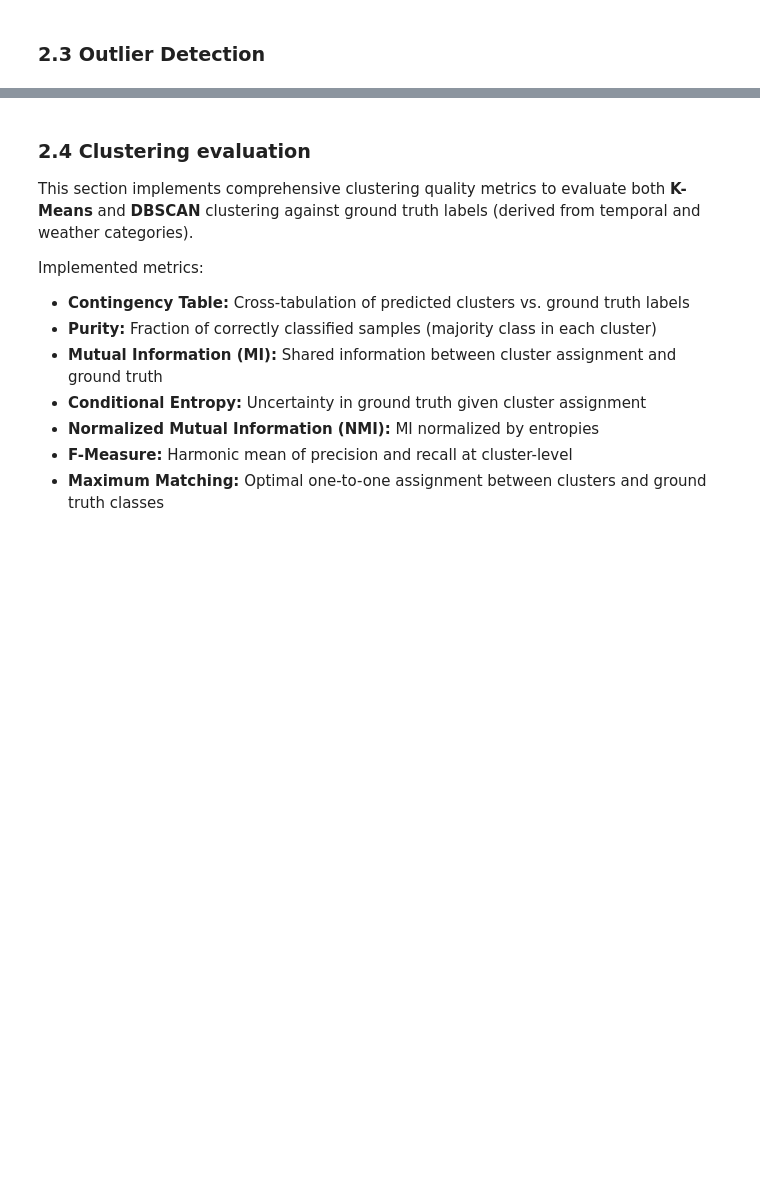
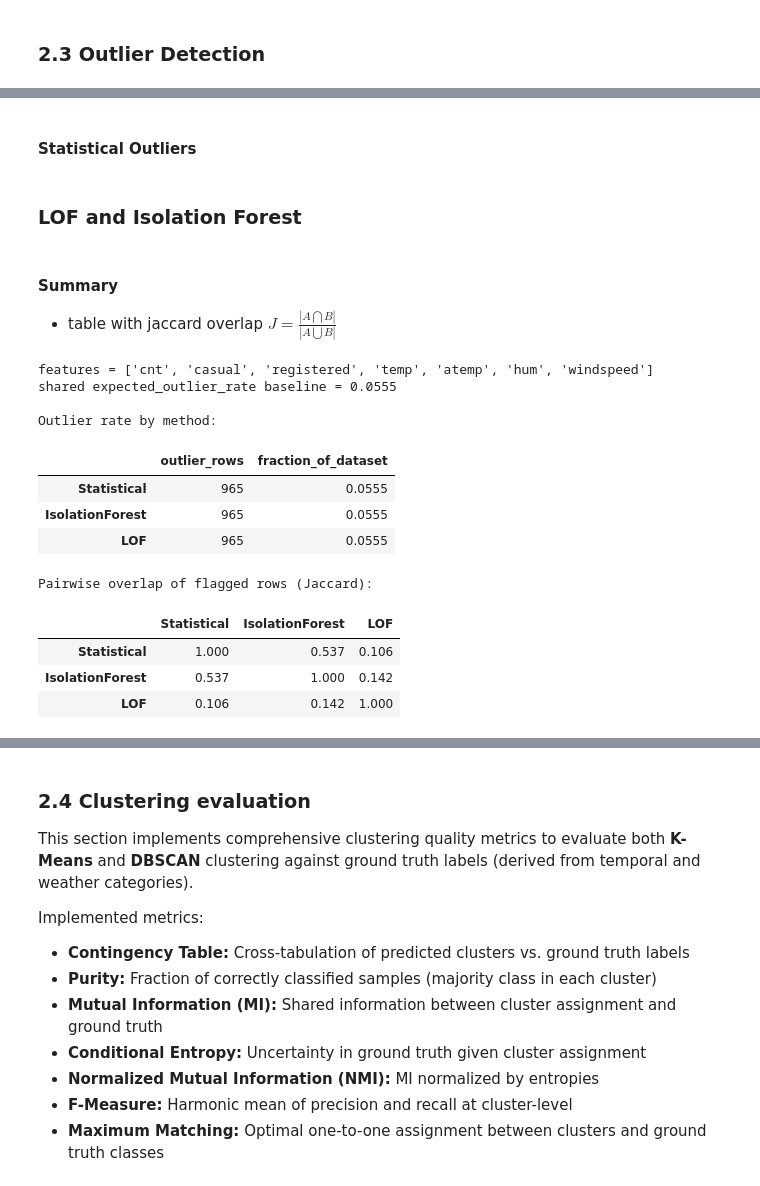
Before and after one commit to DominikKysel/DM-Project, a Jupyter notebook: data_mining_project_bike_sharing.ipynb, the cells around one changed output, grey strips where cells are left out. Drawn from its saved outputs; the diff is of its cells as text; code cells hidden in the pictures; blank space fills up the shorter version.

```diff
--- a/data_mining_project_bike_sharing.ipynb
+++ b/data_mining_project_bike_sharing.ipynb
@@ -1192,0 +1217,2 @@ DBSCAN cluster profiles (excluding noise):
+# %% [markdown]
+#### Statistical Outliers
@@ -1192,0 +1241,2 @@ DBSCAN cluster profiles (excluding noise):
+# %% [markdown]
+### LOF and Isolation Forest
@@ -1192,0 +1253,59 @@ DBSCAN cluster profiles (excluding noise):
+# %% [markdown]
+#### Summary
+
+- table with jaccard overlap $J = \frac {|A \bigcap B|} {|A \bigcup B|}$
+# %%
+
+df_clean["outlier_stat"] = y_stat
+df_clean["outlier_isolation_forest"] = y_isolation_forest
+df_clean["outlier_lof"] = y_lof
+
+# summary table
+outlier_summary = pd.DataFrame({
+    "outlier_rows": {
+        "Statistical": int((y_stat == -1).sum()),
+        "IsolationForest": int((y_isolation_forest == -1).sum()),
+        "LOF": int((y_lof == -1).sum()),
+    },
+    # counts how many rows are flagged as outliers by each method
+    "fraction_of_dataset": {
+        "Statistical": float((y_stat == -1).mean()),
+        "IsolationForest": float((y_isolation_forest == -1).mean()),
+        "LOF": float((y_lof == -1).mean()),
+    }
+}).round(4).sort_values("fraction_of_dataset", ascending=False)
+
+method_labels = {
+    "Statistical": y_stat,
+    "IsolationForest": y_isolation_forest,
+    "LOF": y_lof,
+}
+
+jaccard_overlap_matrix = pd.DataFrame(index=method_labels.keys(), columns=method_labels.keys(), dtype=float)
+for method_i, label_i in method_labels.items():
+    mask_i = label_i == -1
+    for method_j, labels_j in method_labels.items():
+        mask_j = labels_j == -1
+        union = (mask_i | mask_j).sum()
+        jaccard_overlap_matrix.loc[method_i, method_j] = ((mask_i & mask_j).sum() / union) if union > 0 else 1.0
+
+print(f"features = {continuos_features}")
+print(f"shared expected_outlier_rate baseline = {expected_outlier_rate:.4f}")
+print("\nOutlier rate by method:")
+display(outlier_summary)
+print("Pairwise overlap of flagged rows (Jaccard):")
+display(jaccard_overlap_matrix.round(3))
+# %% [output]
+features = ['cnt', 'casual', 'registered', 'temp', 'atemp', 'hum', 'windspeed']
+shared expected_outlier_rate baseline = 0.0555
+
+Outlier rate by method:
+|  | outlier_rows | fraction_of_dataset |
+| Statistical | 965 | 0.0555 |
+| IsolationForest | 965 | 0.0555 |
+| LOF | 965 | 0.0555 |
+Pairwise overlap of flagged rows (Jaccard):
+|  | Statistical | IsolationForest | LOF |
+| Statistical | 1.000 | 0.537 | 0.106 |
+| IsolationForest | 0.537 | 1.000 | 0.142 |
+| LOF | 0.106 | 0.142 | 1.000 |
```
Also changed, not shown: parts of 11 cells of this notebook.
